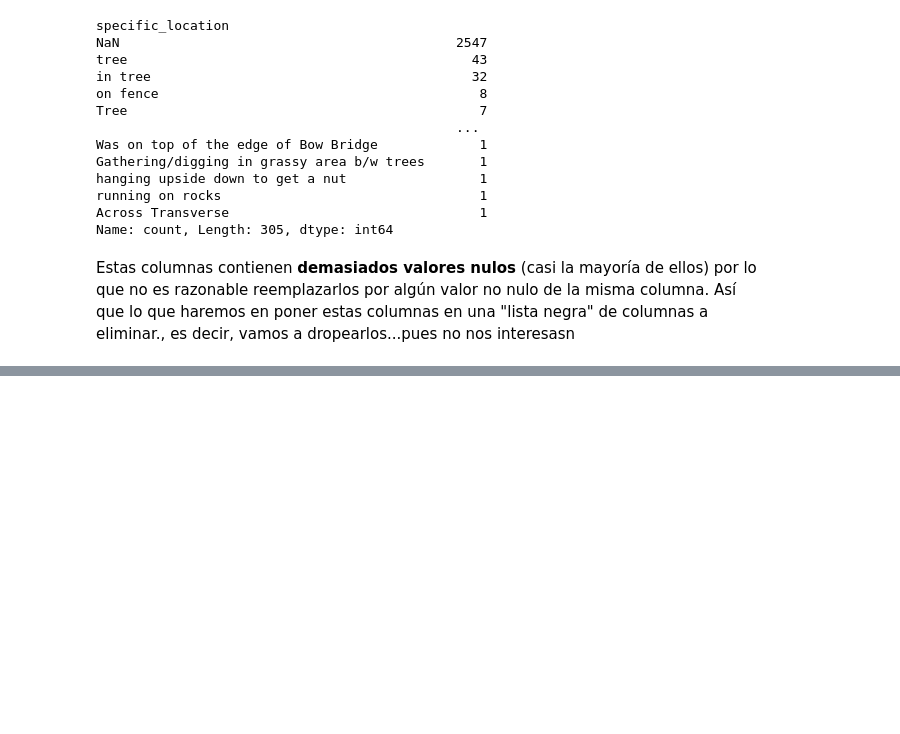
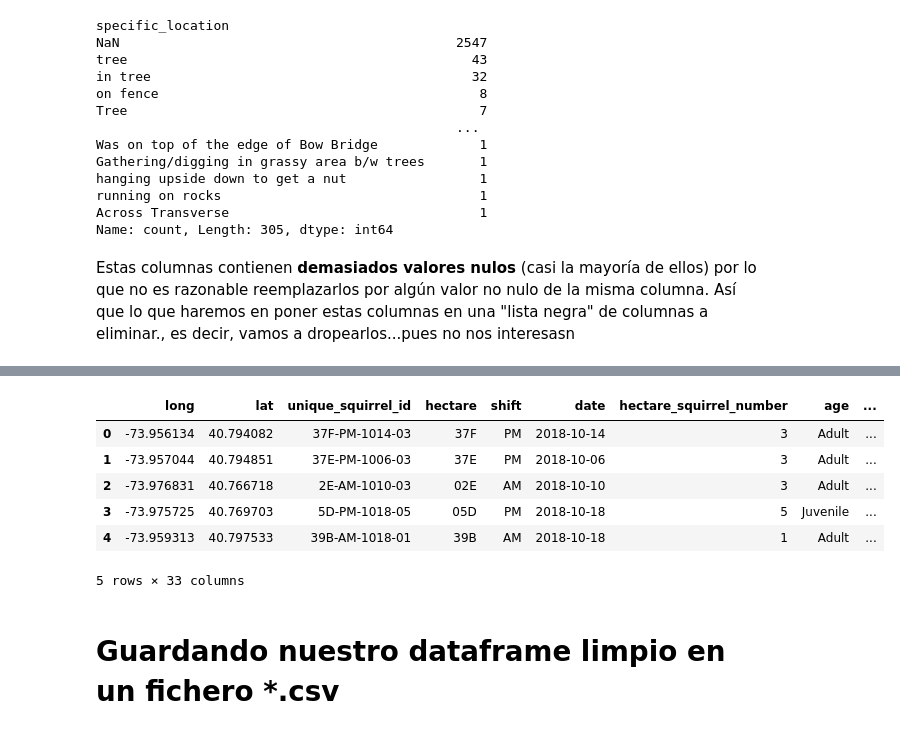
Before and after one commit to rusgar/Ardillas, a Jupyter notebook: Analizando.ipynb, the cells around one changed output, grey strips where cells are left out. Drawn from its saved outputs; the diff is of its cells as text; code cells hidden in the pictures; blank space fills up the shorter version.

```diff
--- a/Analizando.ipynb
+++ b/Analizando.ipynb
@@ -464,0 +495,4 @@ df
+# %%
+df_ardilla['age']=df_ardilla['age'].fillna('Adult')
+df_ardilla.loc[df_ardilla["age"] == "?", "age"] = "Adult"
+df_ardilla['age'].value_counts(dropna = False)
@@ -464,0 +538,3 @@ df
+# %%
+df_ardilla.loc[df_ardilla["combination_of_primary_and_highlight_color"] == "+", "combination_of_primary_and_highlight_color"] = "Disntint"
+df_ardilla["combination_of_primary_and_highlight_color"].value_counts()
@@ -464,0 +579,3 @@ df
+# %%
+df_ardilla['highlight_fur_color'] = df_ardilla['highlight_fur_color'].fillna('Distint')
+df_ardilla['highlight_fur_color'].value_counts(dropna=False)
@@ -464,0 +598,2 @@ df
+# %%
+df_ardilla = df_ardilla.drop(cols_drop,axis=1)
@@ -464,0 +649,13 @@ df
+# %%
+df_ardilla['date'] = pd.to_datetime(df_ardilla['date'],format= '%m%d%Y')
+df_ardilla.head()
+# %% [output]
+|  | long | lat | unique_squirrel_id | hectare | shift | date | hectare_squirrel_number | age | ... |
+| 0 | -73.956134 | 40.794082 | 37F-PM-1014-03 | 37F | PM | 2018-10-14 | 3 | Adult | ... |
+| 1 | -73.957044 | 40.794851 | 37E-PM-1006-03 | 37E | PM | 2018-10-06 | 3 | Adult | ... |
+| 2 | -73.976831 | 40.766718 | 2E-AM-1010-03 | 02E | AM | 2018-10-10 | 3 | Adult | ... |
+| 3 | -73.975725 | 40.769703 | 5D-PM-1018-05 | 05D | PM | 2018-10-18 | 5 | Juvenile | ... |
+| 4 | -73.959313 | 40.797533 | 39B-AM-1018-01 | 39B | AM | 2018-10-18 | 1 | Adult | ... |
+5 rows × 33 columns
+# %% [markdown]
+# Guardando nuestro dataframe limpio en un fichero *.csv
```
Also changed, not shown: parts of 28 cells of this notebook, 2 other files.
